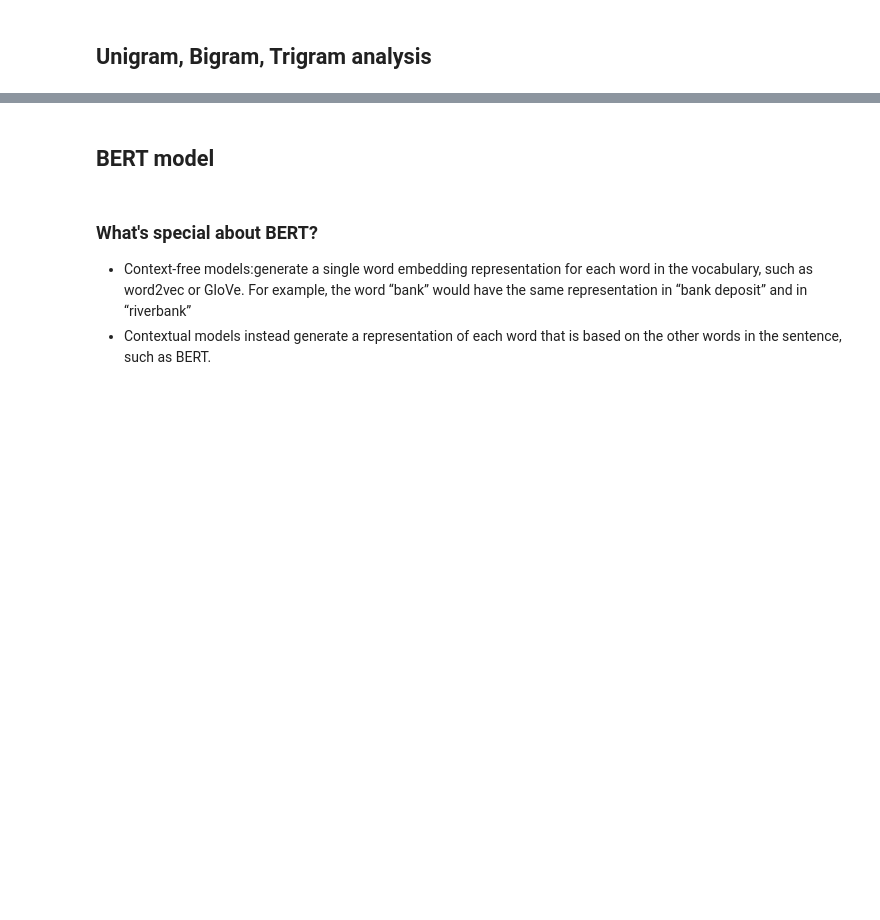
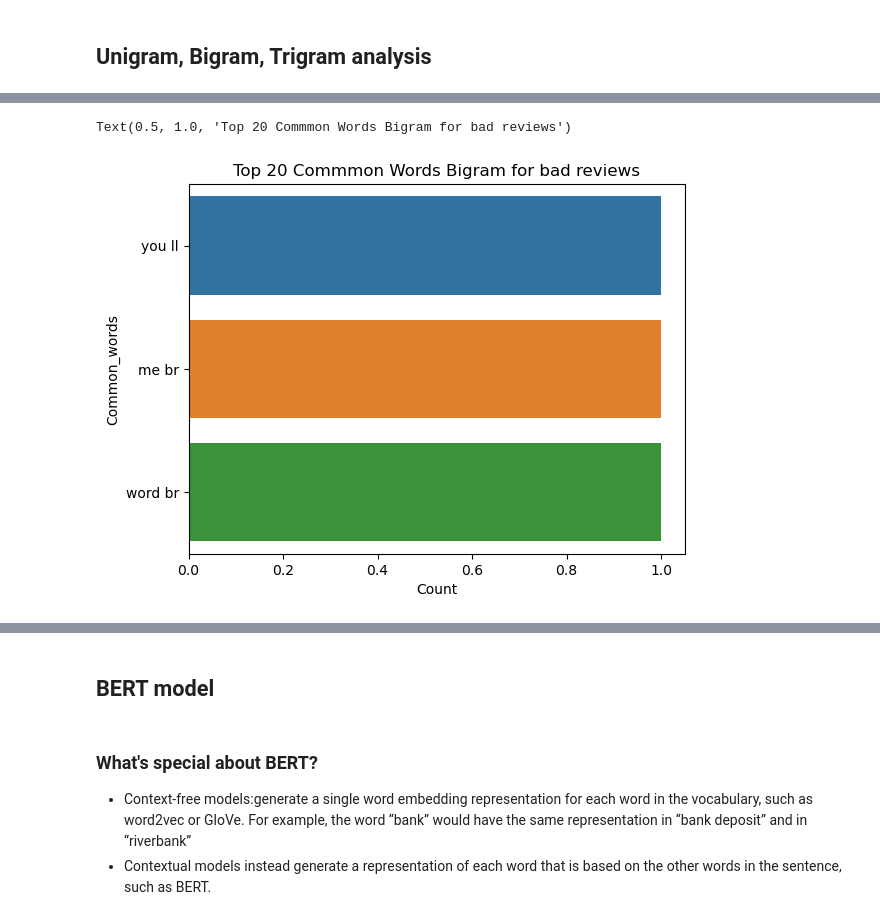
Before and after one commit to esther119/Deep-Learning-Tutorial, a Jupyter notebook: NLP-sentiment-analysis-of-movie-reviews.ipynb, the cells around one changed output, grey strips where cells are left out. Saved outputs shown, nothing was run; the diff lists cells and outputs as text; code cells hidden in the pictures; blank space fills up the shorter version.

```diff
--- a/NLP-sentiment-analysis-of-movie-reviews.ipynb
+++ b/NLP-sentiment-analysis-of-movie-reviews.ipynb
@@ -346,0 +400,12 @@ Error:
+# %%
+most_common_uni = get_top_text_ngrams(pos_corpus[:100],20,2)
+most_common_uni = dict(most_common_uni)
+temp = pd.DataFrame(columns = ["Common_words" , 'Count'])
+temp["Common_words"] = list(most_common_uni.keys())
+temp["Count"] = list(most_common_uni.values())
+
+fig = sns.barplot(temp, x="Count", y="Common_words", orientation='horizontal')
+plt.title("Top 20 Commmon Words Bigram for bad reviews")
+# %% [output]
+Text(0.5, 1.0, 'Top 20 Commmon Words Bigram for bad reviews')
+[figure, added]
```
Also changed, not shown: parts of 20 cells of this notebook, 2 other files.
